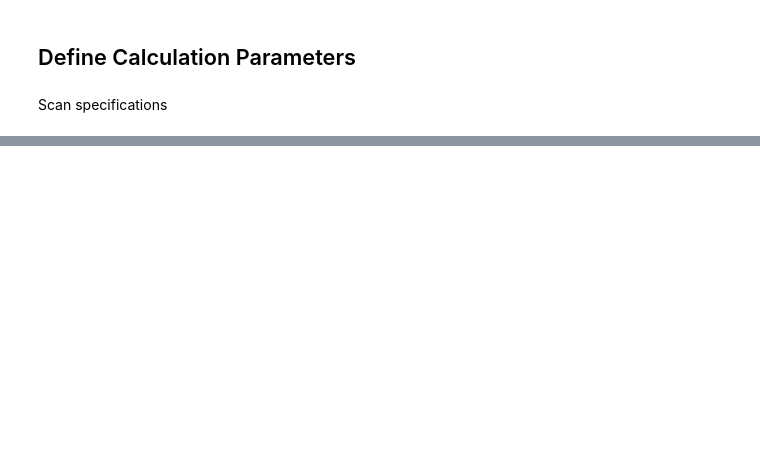
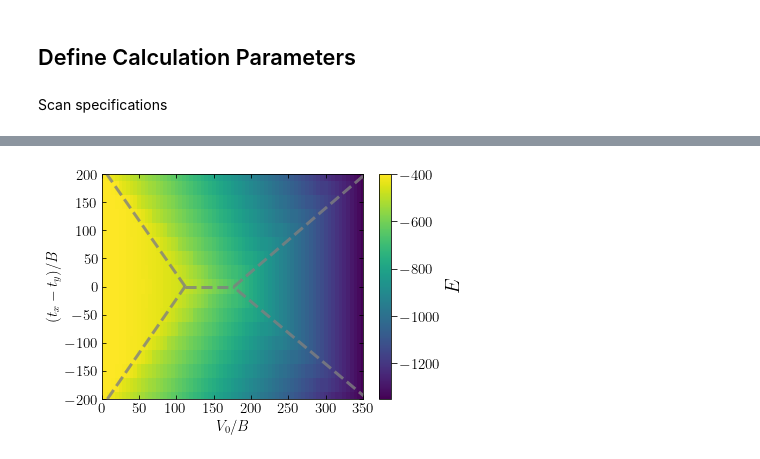
Before and after one commit to Progklui/rotor_lattice_models, a Jupyter notebook: phase_diag.ipynb, the cells around one changed output, grey strips where cells are left out. Saved outputs shown, nothing was run; the diff lists cells and outputs as text; code cells hidden in the pictures; blank space fills up the shorter version.

```diff
--- a/phase_diag.ipynb
+++ b/phase_diag.ipynb
@@ -789,0 +286,10 @@ plt.plot(E_gs[8])
+# %%
+def interpolate_data(x, y, data):
+    f = scipy.interpolate.RegularGridInterpolator((x.real, y.real), data.real)
+
+    Xnew = np.linspace(x[0].real, x[-1].real, 200)
+    Ynew = np.linspace(y[0].real, y[-1].real, 200)
+    Xnew, Ynew = np.meshgrid(Xnew, Ynew, indexing='ij')
+
+    data_new = f((Xnew,Ynew), method='linear').T
+    return Xnew, Ynew, data_new
@@ -789,0 +360,81 @@ plt.plot(E_gs[8])
+# %%
+X, Y = np.meshgrid(V_0_arr[0].real, diff_tx_ty.real)
+
+X_intp, Y_intp, E_gs_interp = interpolate_data(diff_tx_ty, V_0_arr[0].real, E_gs.real)
+
+A = 6
+plt.rc('figure', figsize=[46.82 * .5**(.5 * A), 33.11 * .5**(.5 * A)])
+plt.rc('text', usetex=True)
+plt.rc('font', family='serif')
+font_size = 15
+
+fig = plt.figure()
+pc = plt.pcolormesh(X,Y,E_gs.real, linewidth=0.)
+#pc = plt.pcolormesh(Y_intp, X_intp, E_gs_interp.T)
+cbar = fig.colorbar(pc)
+cbar.ax.tick_params(length=6, labelsize=font_size)
+cbar.set_label(label=r'$E$', size=20)
+cbar.solids.set_rasterized(True)
+pc.set_edgecolor('face')
+
+plt.plot(x1,y1, linestyle='dashed', color='grey', linewidth=3, alpha=0.8)
+plt.plot(x2,y2, linestyle='dashed', color='grey', linewidth=3, alpha=0.8)
+plt.plot(x3,y3, linestyle='dashed', color='grey', linewidth=3, alpha=0.8)
+plt.plot(x4,y4, linestyle='dashed', color='grey', linewidth=3, alpha=0.8)
+plt.plot(x5,y5, linestyle='dashed', color='grey', linewidth=3, alpha=0.8)
+
+#plt.xticks(np.arange(len(V_0_arr[0]))[0::10]+0.5, V_0_arr[0][0::10].real)
+#plt.yticks(np.arange(len(diff_tx_ty))+0.5, diff_tx_ty)
+plt.xlim(0,V_0_arr[0][-1].real)
+plt.ylim(-200,200)
+
+plt.xlabel(r'$V_0/B$', fontsize=font_size)
+plt.ylabel(r'$(t_x-t_y)/B$', fontsize=font_size)
+
+plt.xticks(fontsize=font_size)
+plt.yticks(fontsize=font_size)
+
+plt.tick_params(axis='x', direction='in', length=4, top=True)
+plt.tick_params(axis='y', direction='in', length=4, right=True)
+
+plt.tick_params(which='minor', axis='y', direction='in', right=True)
+
+plt.savefig('results/phase_diagram/energies_B_1.0.svg')
+plt.show()
+
+
+X_intp, Y_intp, order_p_interp = interpolate_data(diff_tx_ty, V_0_arr[0], order_p.real)
+
+fig = plt.figure()
+pc = plt.pcolormesh(X,Y,np.abs(Tx_order+Ty_order).real)
+#pc = plt.contourf(Y_intp, X_intp, order_p_interp.T)
+cbar = fig.colorbar(pc)
+cbar.ax.tick_params(length=6, labelsize=font_size)
+cbar.set_label(label=r'$\mathcal{T}_{tot}$', size=20)
+
+plt.plot(x1,y1, linestyle='dashed', color='grey', linewidth=3, alpha=0.8)
+plt.plot(x2,y2, linestyle='dashed', color='grey', linewidth=3, alpha=0.8)
+plt.plot(x3,y3, linestyle='dashed', color='grey', linewidth=3, alpha=0.8)
+plt.plot(x4,y4, linestyle='dashed', color='grey', linewidth=3, alpha=0.8)
+plt.plot(x5,y5, linestyle='dashed', color='grey', linewidth=3, alpha=0.8)
+
+#plt.xticks(np.arange(len(V_0_arr[0]))[0::10]+0.5, V_0_arr[0][0::10].real)
+#plt.yticks(np.arange(len(diff_tx_ty))+0.5, diff_tx_ty)
+
+plt.xlim(0,V_0_arr[0][-1].real)
+plt.ylim(-200,200)
+
+plt.xlabel(r'$V_0/B$', fontsize=font_size)
+plt.ylabel(r'$(t_x-t_y)/B$', fontsize=font_size)
+
+plt.xticks(fontsize=font_size)
+plt.yticks(fontsize=font_size)
+
+plt.tick_params(axis='x', direction='in', length=4, top=True)
+plt.tick_params(axis='y', direction='in', length=4, right=True)
+
+plt.tick_params(which='minor', axis='y', direction='in', right=True)
+
+plt.show()
+# %% [output]
+[figure, added]
```
Also changed, not shown: parts of 31 cells of this notebook, 3 other files.
